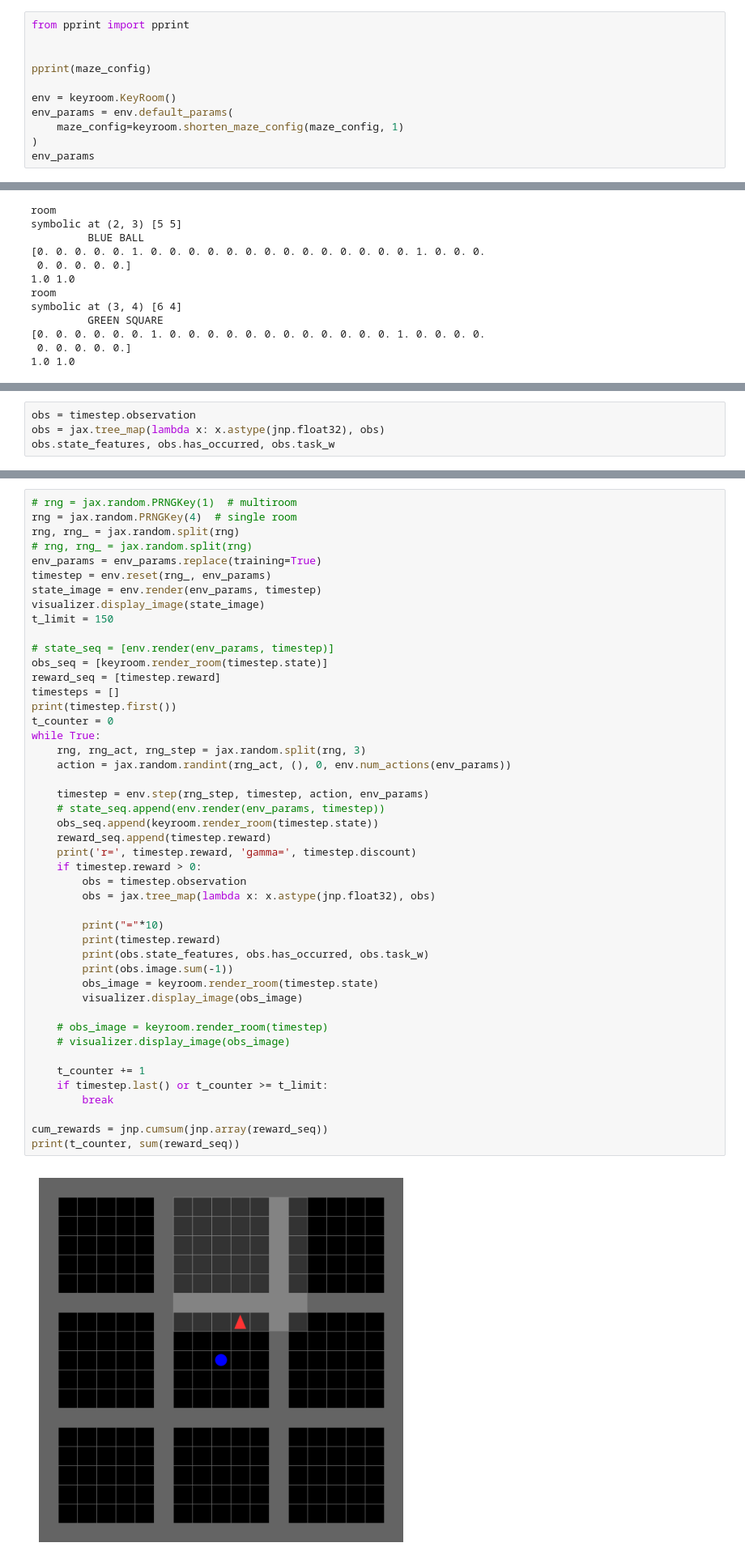
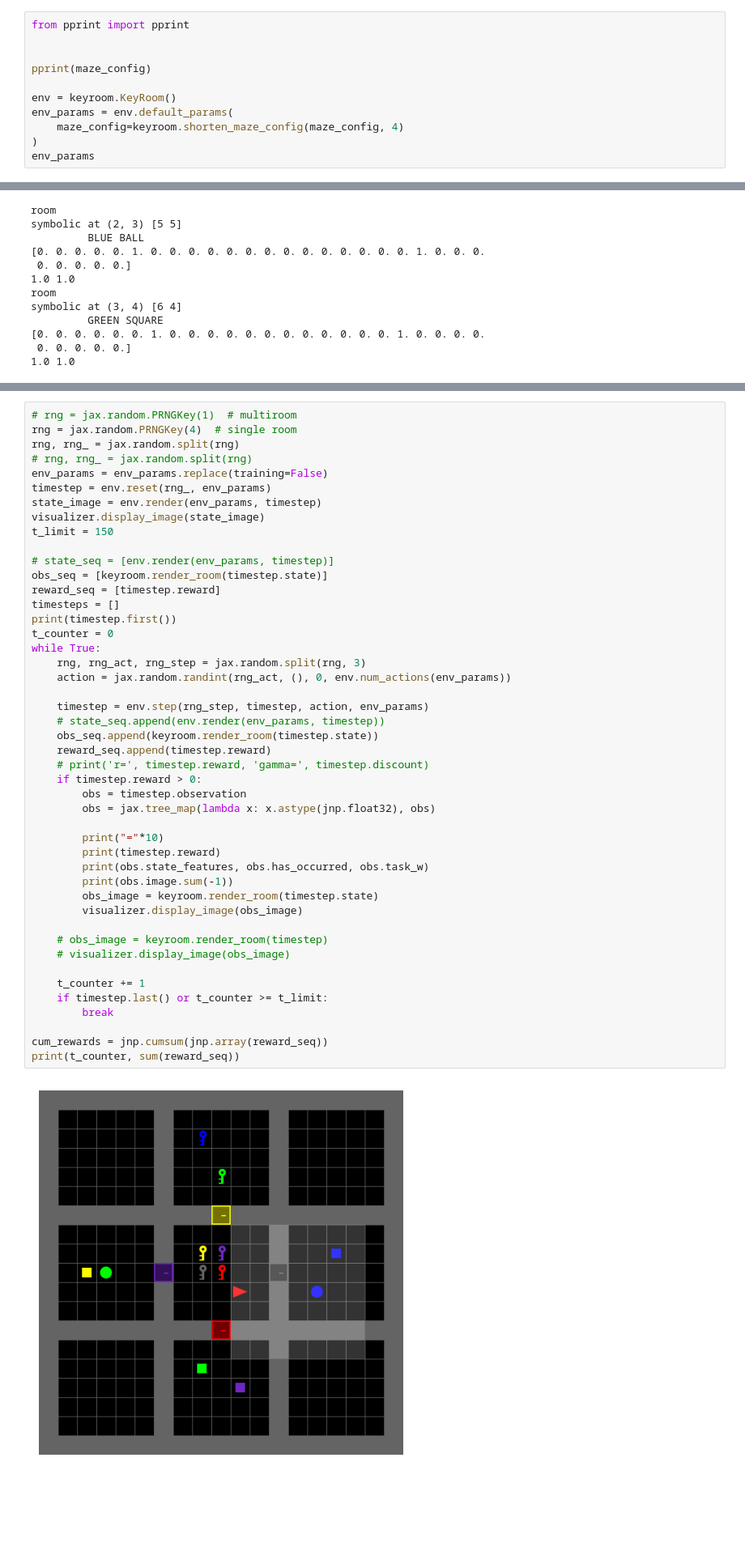
Before and after one commit to wcarvalho/jaxneurorl, a Jupyter notebook: projects/humansf/keyroom-test.ipynb, the cells around one changed output, grey strips where cells are left out. Shown at 81% size. Drawn from its saved outputs; the diff is of its cells as text; blank space fills up the shorter version.

```diff
--- a/projects/humansf/keyroom-test.ipynb
+++ b/projects/humansf/keyroom-test.ipynb
@@ -41,7 +41,7 @@ pprint(maze_config)
 
 env = keyroom.KeyRoom()
 env_params = env.default_params(
-    maze_config=keyroom.shorten_maze_config(maze_config, 1)
+    maze_config=keyroom.shorten_maze_config(maze_config, 4)
 )
 env_params
 # %% [output]
@@ -159,4 +154,0 @@ symbolic at (3, 3) [3 9]
-# %%
-obs = timestep.observation
-obs = jax.tree_map(lambda x: x.astype(jnp.float32), obs)
-obs.state_features, obs.has_occurred, obs.task_w
@@ -169,7 +157,7 @@ obs.state_features, obs.has_occurred, obs.task_w
 rng = jax.random.PRNGKey(4)  # single room
 rng, rng_ = jax.random.split(rng)
 # rng, rng_ = jax.random.split(rng)
-env_params = env_params.replace(training=True)
+env_params = env_params.replace(training=False)
 timestep = env.reset(rng_, env_params)
 state_image = env.render(env_params, timestep)
 visualizer.display_image(state_image)
@@ -183,33 +171,33 @@ print(timestep.first())
 t_counter = 0
 while True:
     rng, rng_act, rng_step = jax.random.split(rng, 3)
     action = jax.random.randint(rng_act, (), 0, env.num_actions(env_params))
 
     timestep = env.step(rng_step, timestep, action, env_params)
     # state_seq.append(env.render(env_params, timestep))
     obs_seq.append(keyroom.render_room(timestep.state))
     reward_seq.append(timestep.reward)
-    print('r=', timestep.reward, 'gamma=', timestep.discount)
+    # print('r=', timestep.reward, 'gamma=', timestep.discount)
     if timestep.reward > 0:
         obs = timestep.observation
         obs = jax.tree_map(lambda x: x.astype(jnp.float32), obs)
 
         print("="*10)
         print(timestep.reward)
         print(obs.state_features, obs.has_occurred, obs.task_w)
         print(obs.image.sum(-1))
         obs_image = keyroom.render_room(timestep.state)
         visualizer.display_image(obs_image)
 
     # obs_image = keyroom.render_room(timestep)
     # visualizer.display_image(obs_image)
 
     t_counter += 1
     if timestep.last() or t_counter >= t_limit:
         break
 
 cum_rewards = jnp.cumsum(jnp.array(reward_seq))
 print(t_counter, sum(reward_seq))
 # %% [output]
-[figure, old version]
+[figure, new version]
 True
```
Also changed, not shown: parts of 6 cells of this notebook, 1 other file.
